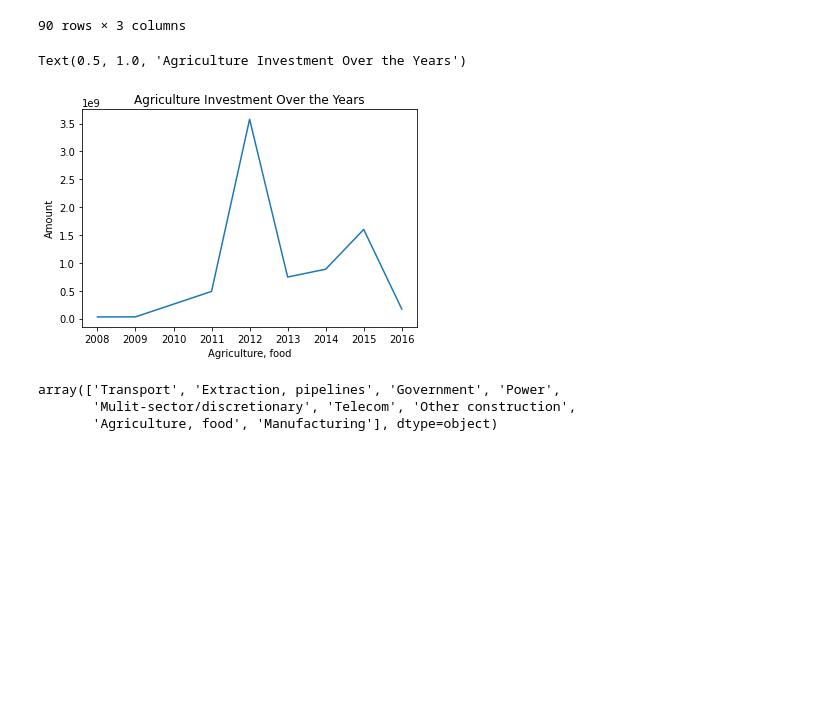
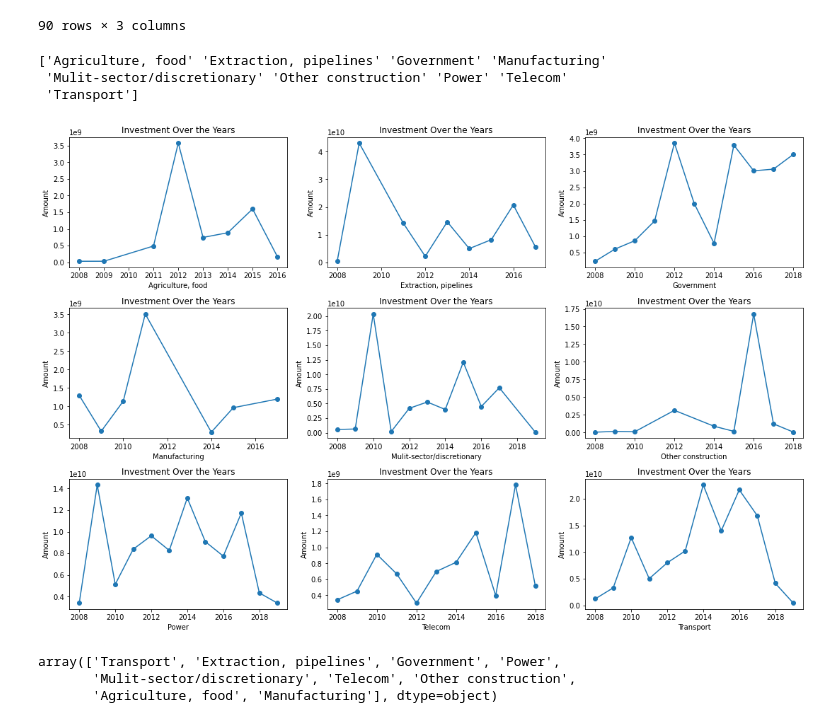
Before and after one commit to CassieCcL/Chinese-Debt-Trap, a Jupyter notebook: Chinese Debt Trap.ipynb, the cells around one changed output. Cells and saved outputs as stored; diff of their text form; code cells hidden in the pictures; blank space fills up the shorter version.

Commit message:
Improve on investment change over the years to subplot format

```diff
--- a/Chinese Debt Trap.ipynb
+++ b/Chinese Debt Trap.ipynb
@@ -346,16 +362,25 @@ sector_yearly
 | 88 | Transport | 2018 | 4149000000 |
 | 89 | Transport | 2019 | 436000000 |
 90 rows × 3 columns
-# %%
-#Plot line graph for each sector's investment change over years
-sector_agri = sector_yearly.loc[sector_yearly["SECTOR"] == "Agriculture, food"]
-plt.plot(sector_agri["YEAR"], sector_agri["AMOUNT"])
-plt.xlabel("Agriculture, food")
-plt.ylabel("Amount")
-plt.title("Agriculture Investment Over the Years")
-# %% [output]
-Text(0.5, 1.0, 'Agriculture Investment Over the Years')
-[figure, removed]
+# %%
+# Subplot the investment changes with time in different sectors
+secs = sector_yearly["SECTOR"].unique()
+print(secs)
+fig, axs = plt.subplots(3, 3, figsize=(15, 10), constrained_layout=True)
+
+# change axs to one dimension to loop once, need 3 loops without flatten the axs
+for ax, sec in zip(axs.flat, secs):
+    x = sector_yearly[sector_yearly["SECTOR"]==sec]["YEAR"]
+    y = sector_yearly[sector_yearly["SECTOR"]==sec]["AMOUNT"]
+    ax.plot(x, y,'o', ls='-')
+    ax.set_title("Investment Over the Years")
+    ax.set_xlabel(f"{sec}")
+    ax.set_ylabel("Amount")
+# %% [output]
+['Agriculture, food' 'Extraction, pipelines' 'Government' 'Manufacturing'
+ 'Mulit-sector/discretionary' 'Other construction' 'Power' 'Telecom'
+ 'Transport']
+[figure, added]
 # %%
 debt_inter.SECTOR.unique()
 # %% [output]
```
Also changed, not shown: parts of 2 cells of this notebook.
